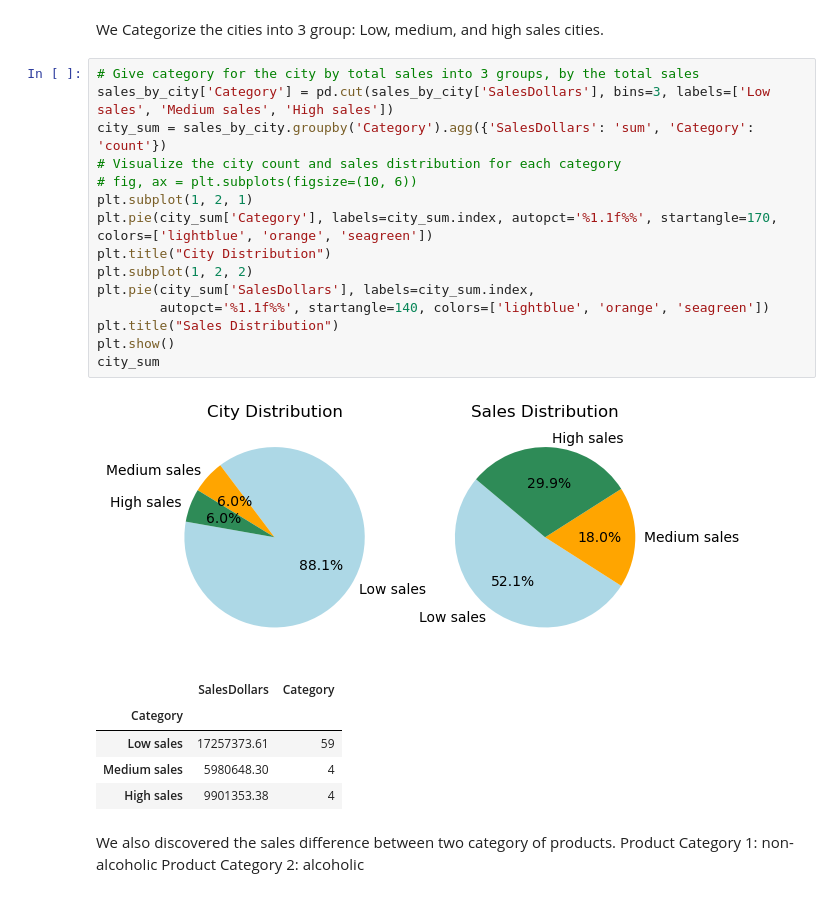
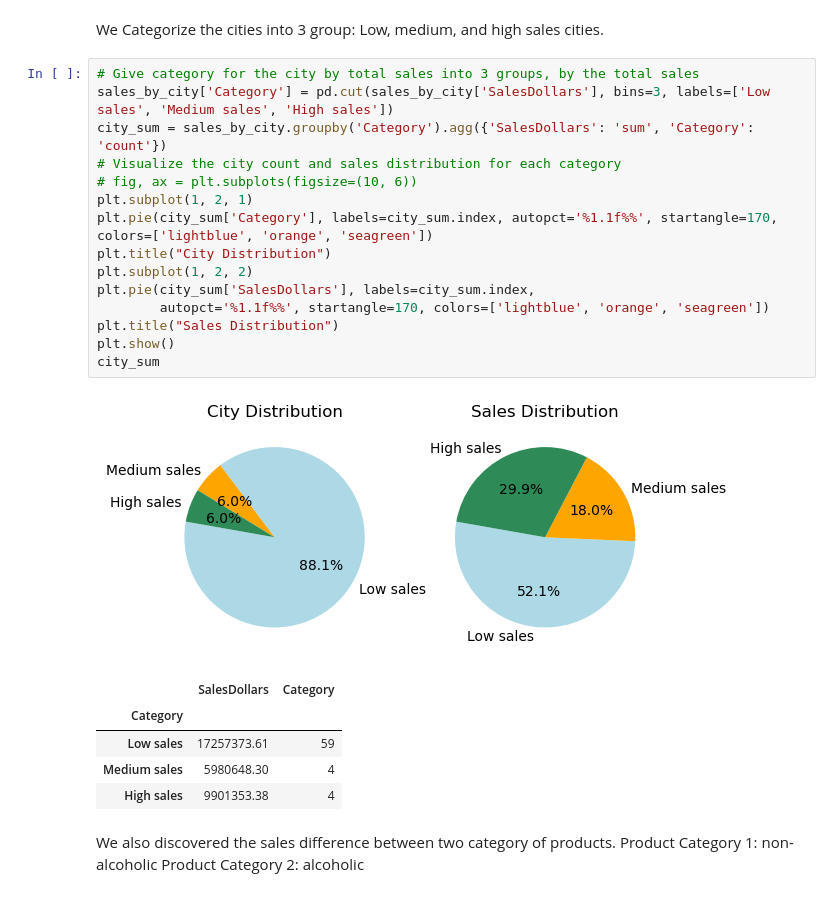
Before and after one commit to Leullque/ece143_group10, a Jupyter notebook: visualization.ipynb, the cells around one changed output. Saved outputs shown, nothing was run; the diff lists cells and outputs as text.

```diff
--- a/visualization.ipynb
+++ b/visualization.ipynb
@@ -224,20 +224,20 @@ Low, medium, and high sales cities.
 # %%
 # Give category for the city by total sales into 3 groups, by the total sales
 sales_by_city['Category'] = pd.cut(sales_by_city['SalesDollars'], bins=3, labels=['Low sales', 'Medium sales', 'High sales'])
 city_sum = sales_by_city.groupby('Category').agg({'SalesDollars': 'sum', 'Category': 'count'})
 # Visualize the city count and sales distribution for each category
 # fig, ax = plt.subplots(figsize=(10, 6))
 plt.subplot(1, 2, 1)
 plt.pie(city_sum['Category'], labels=city_sum.index, autopct='%1.1f%%', startangle=170, colors=['lightblue', 'orange', 'seagreen'])
 plt.title("City Distribution")
 plt.subplot(1, 2, 2)
 plt.pie(city_sum['SalesDollars'], labels=city_sum.index,
-        autopct='%1.1f%%', startangle=140, colors=['lightblue', 'orange', 'seagreen'])
+        autopct='%1.1f%%', startangle=170, colors=['lightblue', 'orange', 'seagreen'])
 plt.title("Sales Distribution")
 plt.show()
 city_sum
 # %% [output]
-[figure, old version]
+[figure, new version]
 |  | SalesDollars | Category |
 | Category |  |  |
 | Low sales | 17257373.61 | 59 |
```
Also changed, not shown: parts of 2 cells of this notebook.
